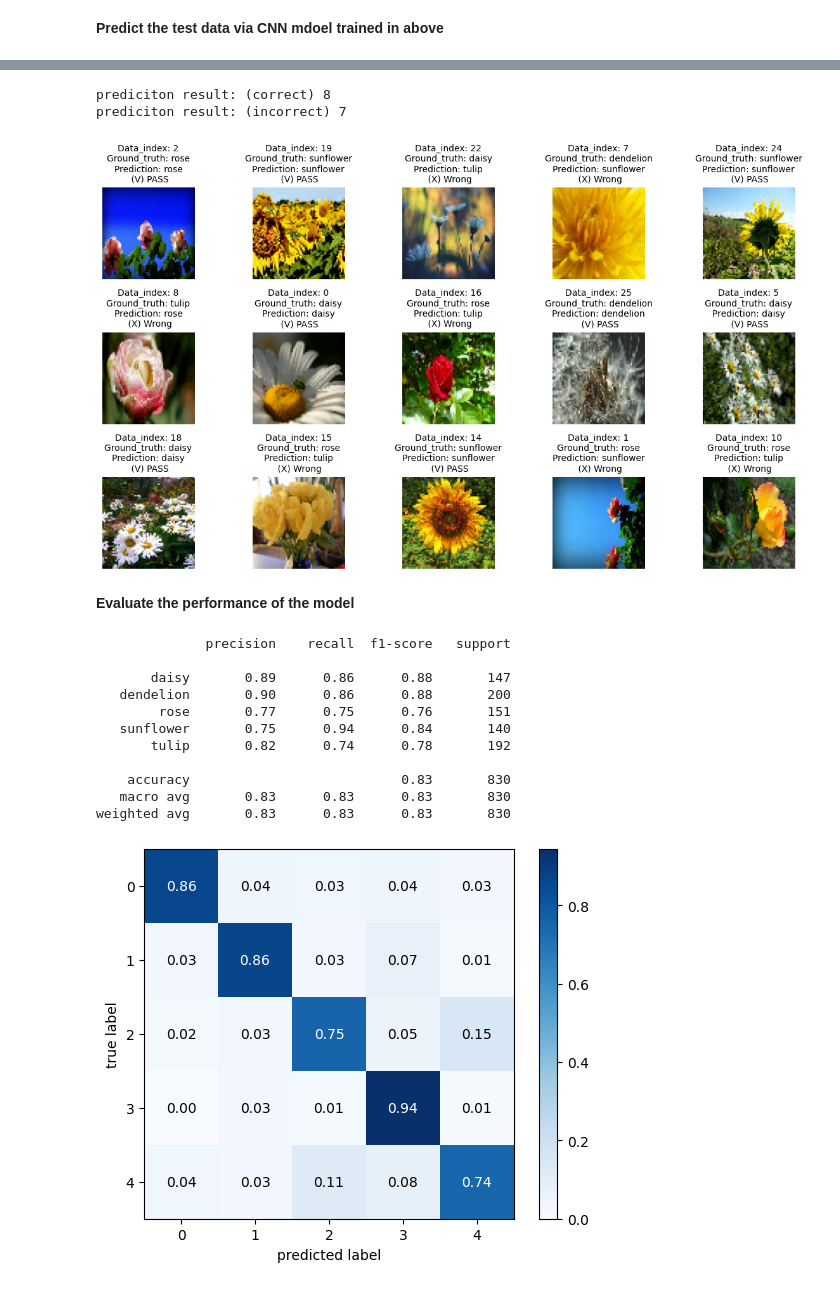
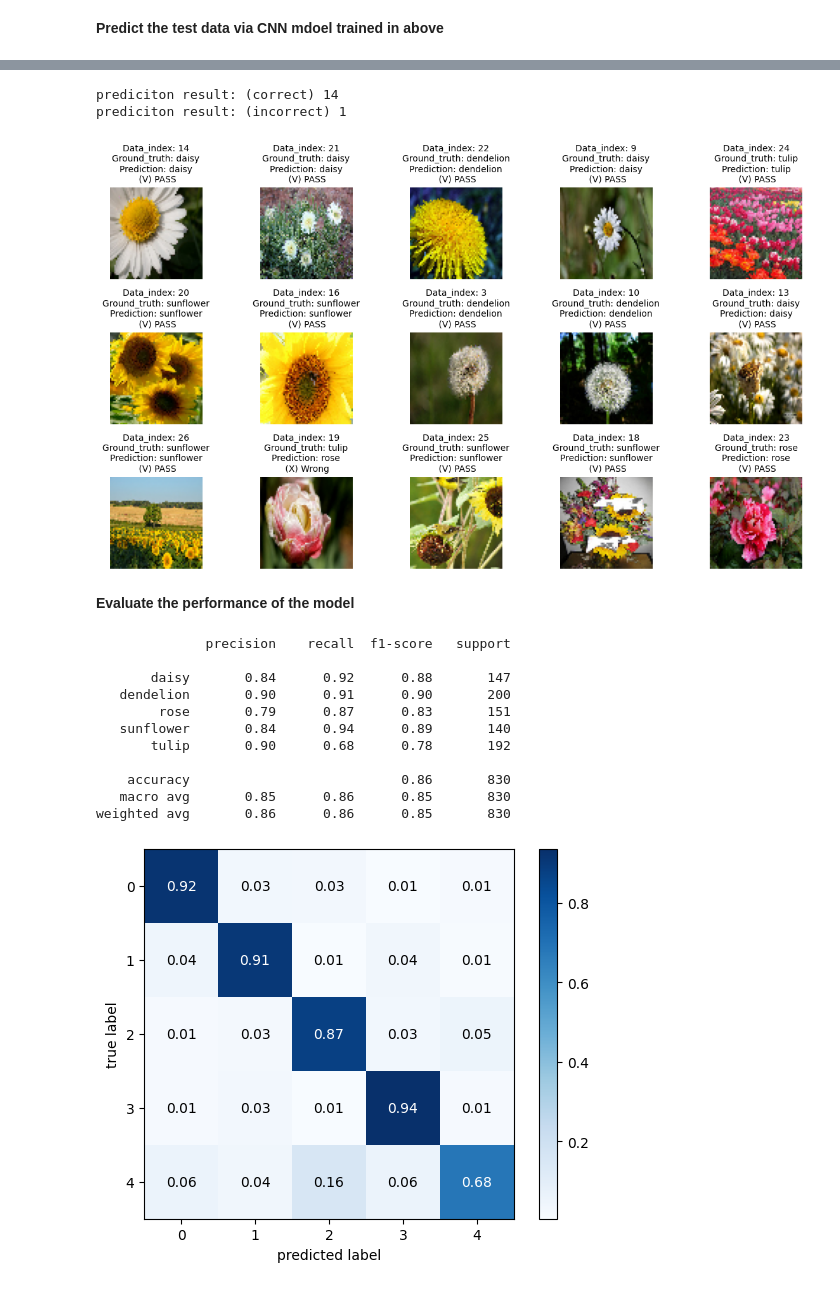
Before and after one commit to sc0210/AWINLAB_hw, a Jupyter notebook: Deep_learning/cnn-for-flower-recognition.ipynb, the cells around one changed output, grey strips where cells are left out. Cells and saved outputs as stored; diff of their text form; code cells hidden in the pictures.

```diff
--- a/Deep_learning/cnn-for-flower-recognition.ipynb
+++ b/Deep_learning/cnn-for-flower-recognition.ipynb
@@ -50,7 +50,7 @@ tulip
 # %%
 # Model config
 batch_size = 32
-epochs = 50
+epochs = 100
 
 target_size = (64,64)
 # %%
@@ -174,14 +174,13 @@ cnn.compile(optimizer='adam',
 
 # creating early stopping
 es = EarlyStopping(monitor='val_loss',
-                   patience=10, mode='min')
+                   patience=6, mode='min')
 
 # train the model
 history = cnn.fit(train_data,
                 verbose=1, validation_data= validate_data,
-                batch_size= batch_size, epochs= epochs,
-                callbacks=[es])
+                batch_size= batch_size, epochs= epochs)
 
 # save model
-cnn.save('./output/cnn_model')
+cnn.save('./output/cnn_model.h5')
 # %% [output]
@@ -321,40 +319,40 @@ plt.savefig('./output/cnn_pred_result.png')
 
 print(f"prediciton result: (correct) {correct} \nprediciton result: (incorrect) {wrong}")
 # %% [output]
-prediciton result: (correct) 8
-prediciton result: (incorrect) 7
+prediciton result: (correct) 14
+prediciton result: (incorrect) 1
-[figure, old version]
+[figure, new version]
 # %% [markdown]
 **Evaluate the performance of the model**
 # %%
 # Get confusion_matrix and classification from tensorflow
-m = confusion_matrix(test_lbls, pred_lbls)
+cm = confusion_matrix(test_lbls, pred_lbls)
 report = classification_report(test_lbls, pred_lbls)
 print(report)
 
 # export classification_report.txt
 f = open("./output/classification_report.txt", "x")
 f.write(report)
 f.close()
 
 # plot_confusion_matrix from mlxtend
 from mlxtend.plotting import plot_confusion_matrix
-fig, ax = plot_confusion_matrix(conf_mat=m,
+fig, ax = plot_confusion_matrix(conf_mat=cm,
                                 colorbar=True,
                                 show_absolute=False,
                                 show_normed=True)
 plt.savefig('./output/confusion_matrix.png')
 plt.show()
 # %% [output]
               precision    recall  f1-score   support
 
-       daisy       0.89      0.86      0.88       147
-   dendelion       0.90      0.86      0.88       200
-        rose       0.77      0.75      0.76       151
-   sunflower       0.75      0.94      0.84       140
-       tulip       0.82      0.74      0.78       192
+       daisy       0.84      0.92      0.88       147
+   dendelion       0.90      0.91      0.90       200
+        rose       0.79      0.87      0.83       151
+   sunflower       0.84      0.94      0.89       140
+       tulip       0.90      0.68      0.78       192
 
-    accuracy                           0.83       830
-   macro avg       0.83      0.83      0.83       830
-weighted avg       0.83      0.83      0.83       830
+    accuracy                           0.86       830
+   macro avg       0.85      0.86      0.85       830
+weighted avg       0.86      0.86      0.85       830
-[figure, old version]
+[figure, new version]
```
Also changed, not shown: parts of 5 cells of this notebook, 14 other files.
